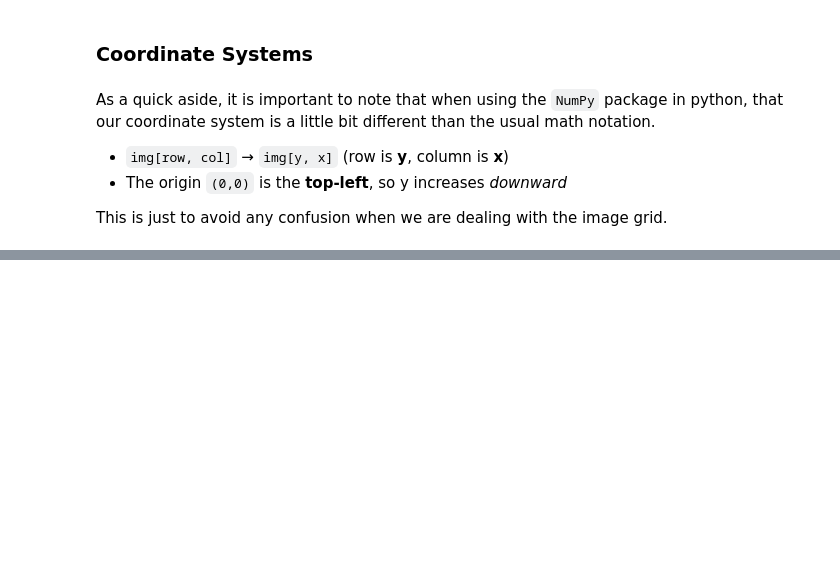
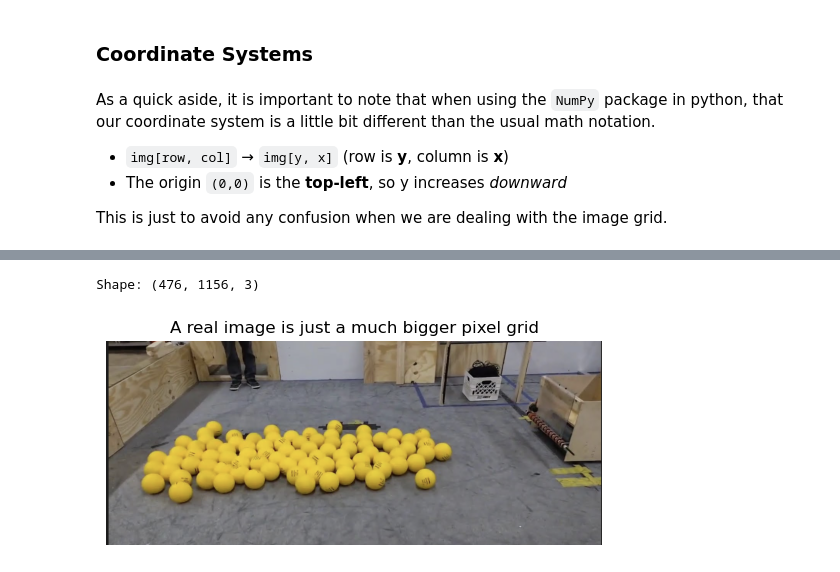
Before and after one commit to nickmelamed/mortorq_instruction, a Jupyter notebook: ml_resources/cv_primer/01-images.ipynb, the cells around one changed output, grey strips where cells are left out. Drawn from its saved outputs; the diff is of its cells as text; code cells hidden in the pictures; blank space fills up the shorter version.

```diff
--- a/ml_resources/cv_primer/01-images.ipynb
+++ b/ml_resources/cv_primer/01-images.ipynb
@@ -128,0 +141,13 @@ This is just to avoid any confusion when we are dealing with the image grid.
+# %%
+img_bgr = cv2.imread('./ref_imgs/balls_on_field.png')
+img_rgb_real = cv2.cvtColor(img_bgr, cv2.COLOR_BGR2RGB)
+
+print("Shape:", img_rgb_real.shape)  # (height, width, channels) - much bigger than our tiny (6, 10) example!
+
+plt.figure()
+plt.title("A real image is just a much bigger pixel grid")
+plt.imshow(img_rgb_real)
+plt.axis("off");
+# %% [output]
+Shape: (476, 1156, 3)
+[figure, added]
```
Also changed, not shown: parts of 11 cells of this notebook.
